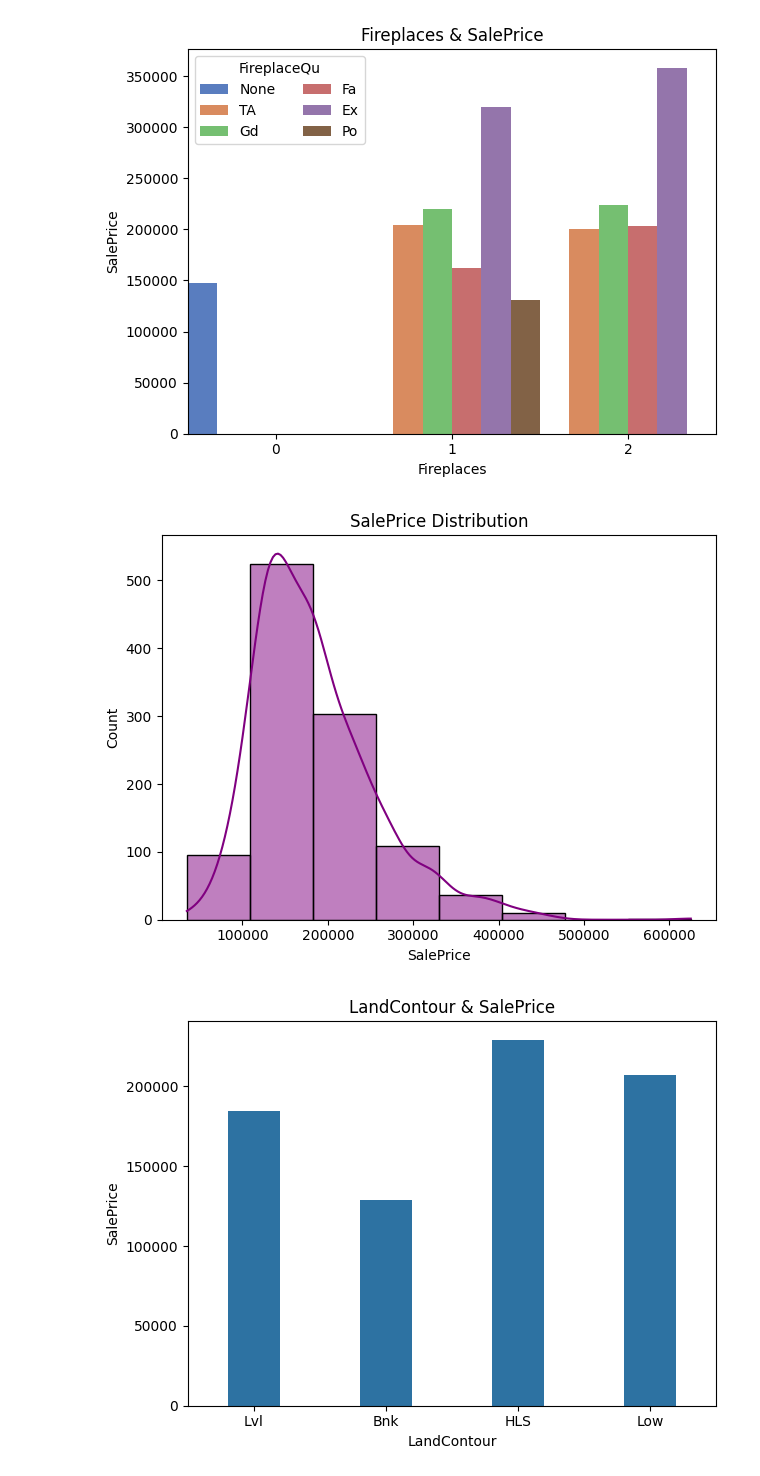
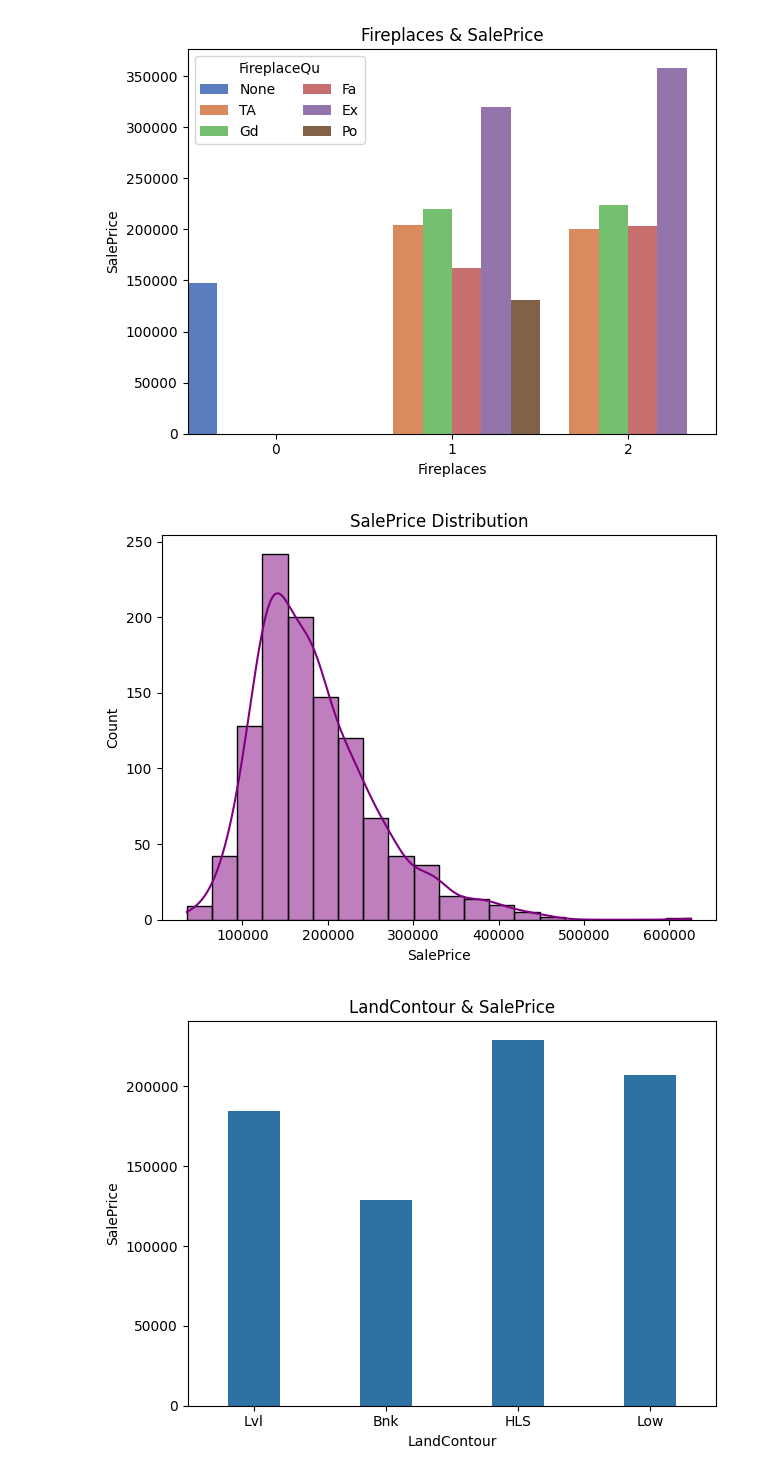
Before and after one commit to habiba-10/House-price-prediction, a Jupyter notebook: House_price_predict.ipynb, the cells around one changed output. Cells and saved outputs as stored; diff of their text form; code cells hidden in the pictures.

```diff
--- a/House_price_predict.ipynb
+++ b/House_price_predict.ipynb
@@ -327,12 +327,12 @@ plt.show()
 # %% [output]
 [figure]
 # %%
-sns.histplot(data=df,bins=8,x=df['SalePrice'],kde=True,color='purple')
+sns.histplot(data=df,bins=20,x=df['SalePrice'],kde=True,color='purple')
 plt.title("SalePrice Distribution")
 plt.tight_layout()
 plt.show()
 # %% [output]
-[figure, old version]
+[figure, new version]
 # %%
 sns.barplot(data=df,x=df['LandContour'], y=df['SalePrice'], color="#1976B5",width=0.4,errorbar=None)
 plt.title("LandContour & SalePrice")
```
Also changed, not shown: parts of 2 cells of this notebook.
